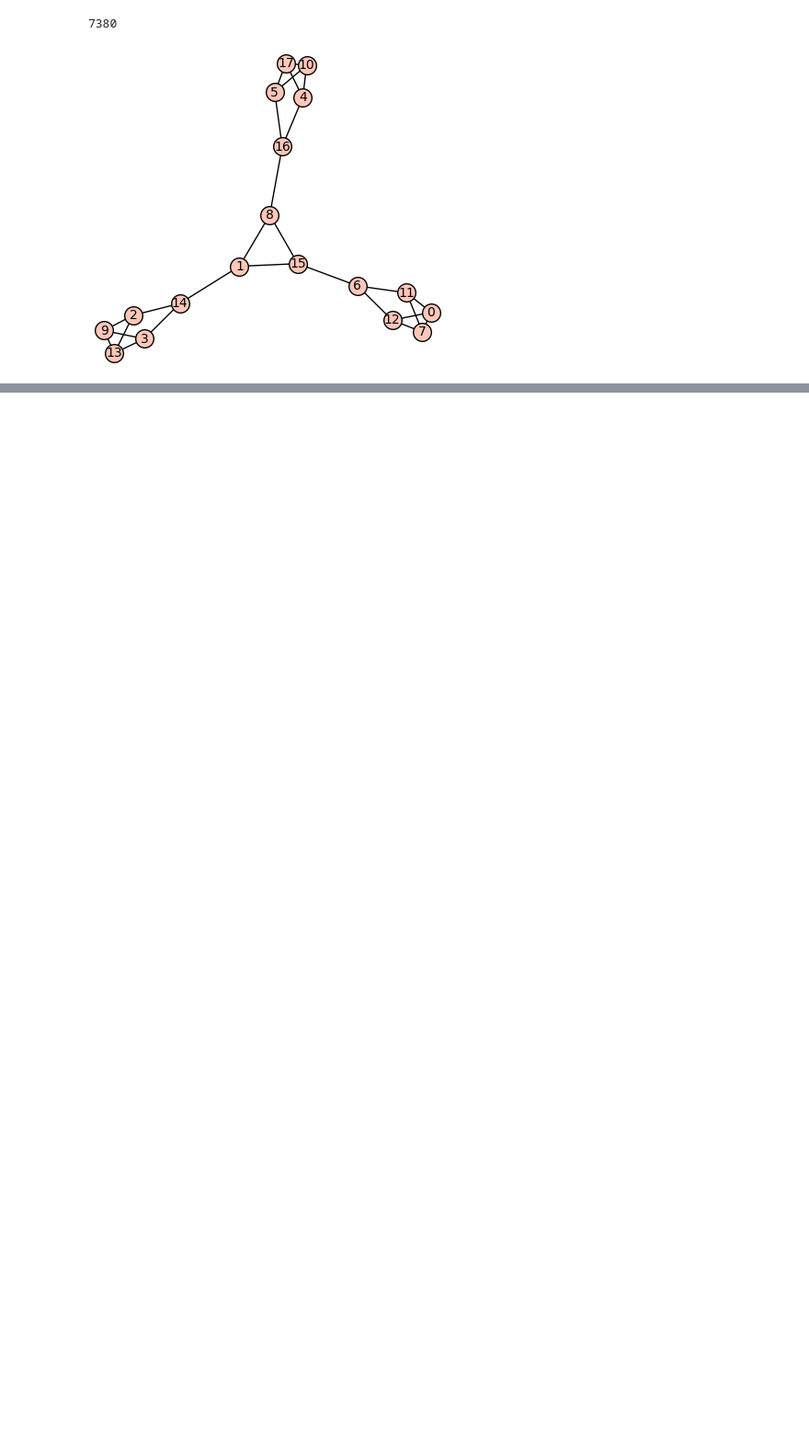
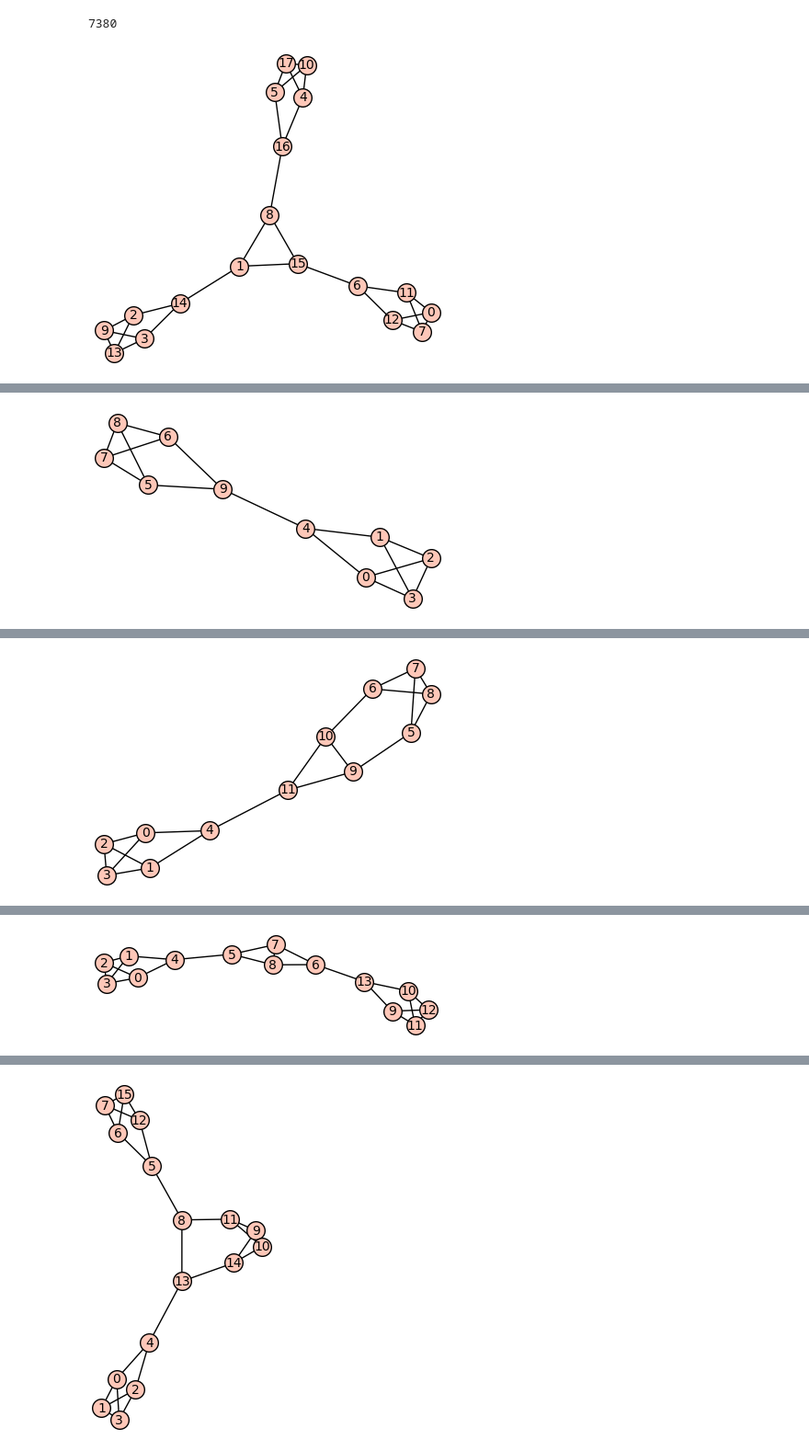
Before and after one commit to ZigaObradovic/FP_Group13, a Jupyter notebook: main.ipynb, the cells around one changed output, grey strips where cells are left out. Shown at 92% size. Drawn from its saved outputs; the diff is of its cells as text; code cells hidden in the pictures; blank space fills up the shorter version.

```diff
--- a/main.ipynb
+++ b/main.ipynb
@@ -225,3 +244,19 @@ for G6, pn in slov.items():
 [figure]
 7380
 [figure]
+# %%
+for n in range(10, 23, 2):
+    Ln = Ln_graph(n)  # ali build_star2(n)
+
+    start = time.time()
+    best_G, best_E, history = simulated_annealing_subpath(
+        Ln,
+        steps=1000,
+        T0=1.0,
+        alpha=0.999,
+        verbose=False
+    )
+    elapsed = time.time() - start
+    print(f"Zaključil n = {n} v času {encode_time_hms(elapsed)}, best_E = {best_E}")
+    best_G.show()
+# %% [output]
@@ -227,0 +264 @@ for G6, pn in slov.items():
+[figure, added]
@@ -227,0 +266 @@ for G6, pn in slov.items():
+[figure, added]
@@ -227,0 +268 @@ for G6, pn in slov.items():
+[figure, added]
@@ -227,0 +270 @@ for G6, pn in slov.items():
+[figure, added]
```
Also changed, not shown: parts of 4 cells of this notebook, 3 other files.
